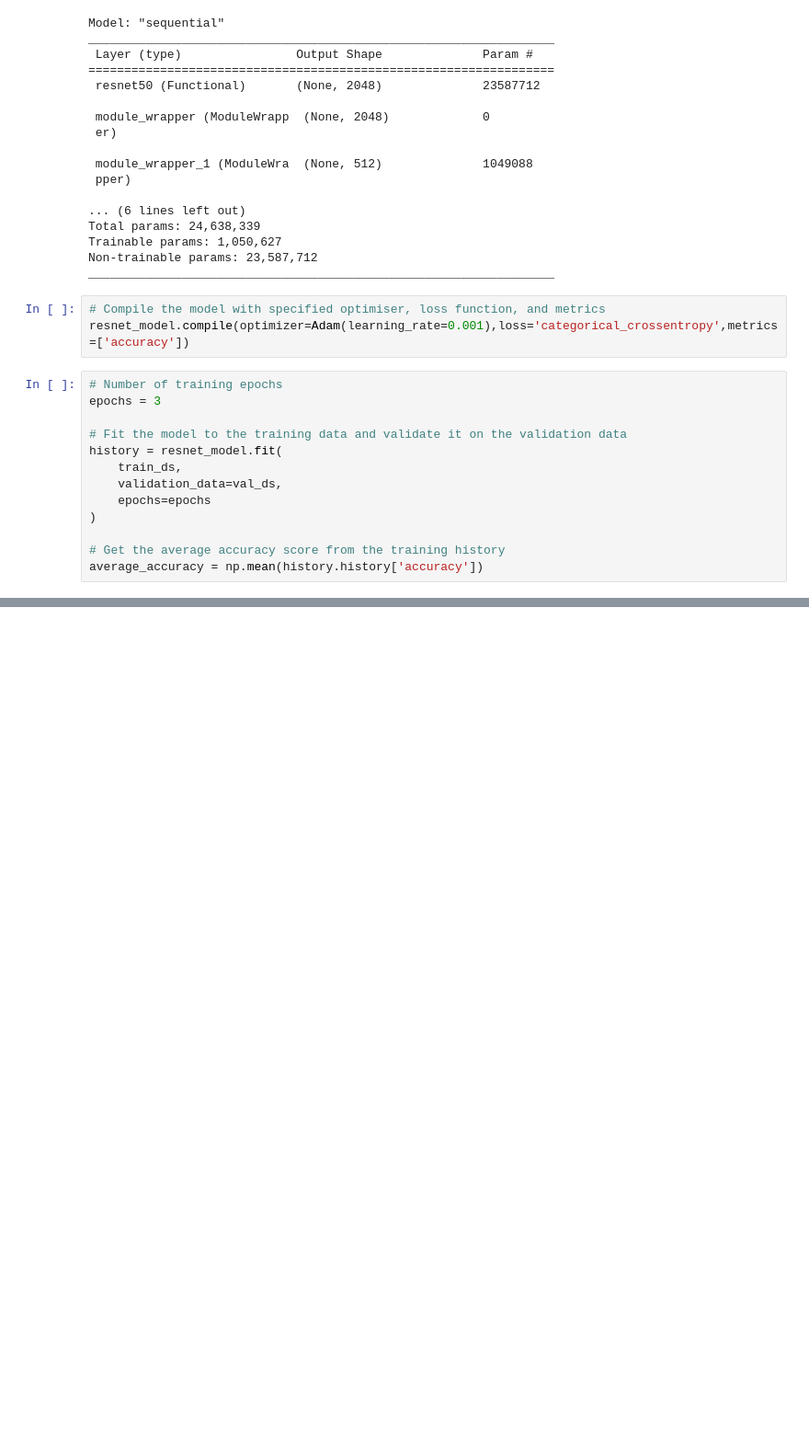
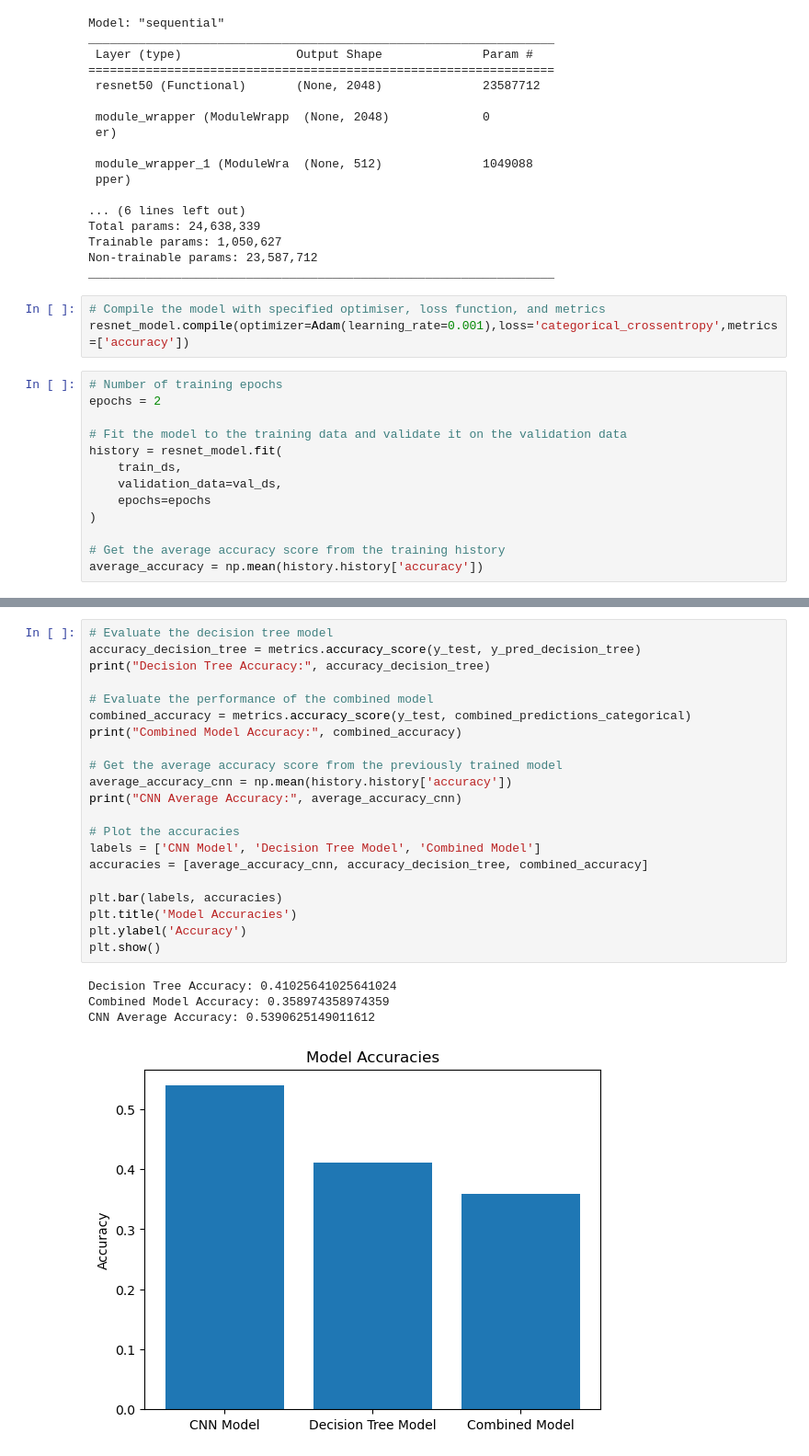
Before and after one commit to eridon/Galaxy-Classification-Model, a Jupyter notebook: galaxy_classification_model.ipynb, the cells around one changed output, grey strips where cells are left out. Shown: that part at 92% size. Drawn from its saved outputs; the diff is of its cells as text; blank space fills up the shorter version.

```diff
--- a/galaxy_classification_model.ipynb
+++ b/galaxy_classification_model.ipynb
@@ -207,7 +213,7 @@ _________________________________________________________________
 resnet_model.compile(optimizer=Adam(learning_rate=0.001),loss='categorical_crossentropy',metrics=['accuracy'])
 # %%
 # Number of training epochs
-epochs = 3
+epochs = 2
 
 # Fit the model to the training data and validate it on the validation data
 history = resnet_model.fit(
@@ -430,0 +443,26 @@ plt.show()
+# %%
+# Evaluate the decision tree model
+accuracy_decision_tree = metrics.accuracy_score(y_test, y_pred_decision_tree)
+print("Decision Tree Accuracy:", accuracy_decision_tree)
+
+# Evaluate the performance of the combined model
+combined_accuracy = metrics.accuracy_score(y_test, combined_predictions_categorical)
+print("Combined Model Accuracy:", combined_accuracy)
+
+# Get the average accuracy score from the previously trained model
+average_accuracy_cnn = np.mean(history.history['accuracy'])
+print("CNN Average Accuracy:", average_accuracy_cnn)
+
+# Plot the accuracies
+labels = ['CNN Model', 'Decision Tree Model', 'Combined Model']
+accuracies = [average_accuracy_cnn, accuracy_decision_tree, combined_accuracy]
+
+plt.bar(labels, accuracies)
+plt.title('Model Accuracies')
+plt.ylabel('Accuracy')
+plt.show()
+# %% [output]
+Decision Tree Accuracy: 0.41025641025641024
+Combined Model Accuracy: 0.358974358974359
+CNN Average Accuracy: 0.5390625149011612
+[figure, added]
```
Also changed, not shown: parts of 34 cells of this notebook.
